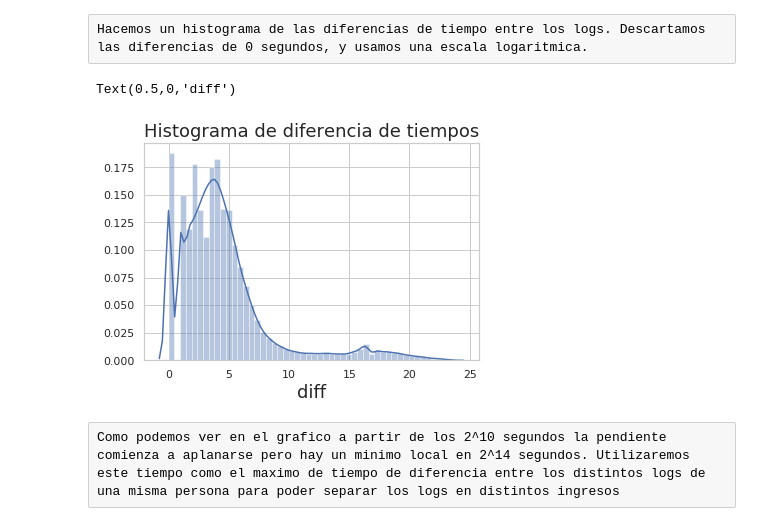
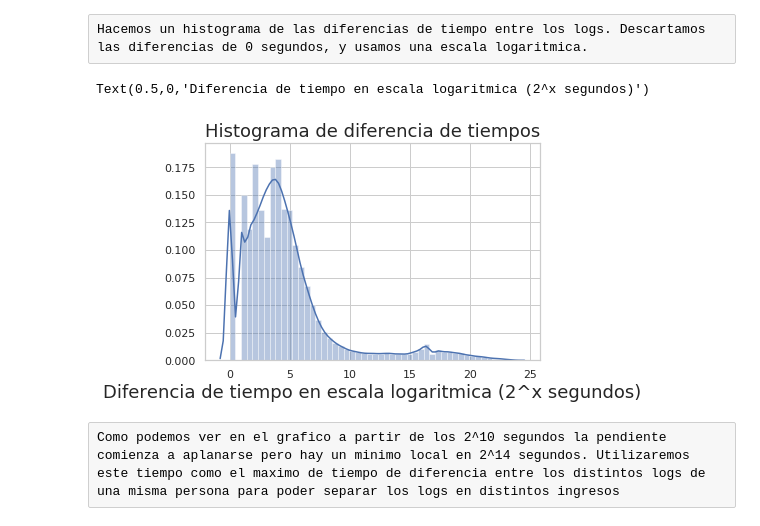
Before and after one commit to MartinCohen98/OrganizacionDeDatosTP1, a Jupyter notebook: notebook_tp.ipynb, the cells around one changed output. Saved outputs shown, nothing was run; the diff lists cells and outputs as text; code cells hidden in the pictures.

```diff
--- a/notebook_tp.ipynb
+++ b/notebook_tp.ipynb
@@ -76,12 +48,12 @@ Hacemos un histograma de las diferencias de tiempo entre los logs. Descartamos l
 # %%
 minidf = df.loc[(df['newperson'] == False) & (df['timediff'])]["timediff"]
 minidf = np.log2(minidf)
 g = sns.distplot(minidf)
 g.set_title("Histograma de diferencia de tiempos", fontsize=18)
-g.set_xlabel("diff",fontsize=18)
+g.set_xlabel("Diferencia de tiempo en escala logaritmica (2^x segundos)",fontsize=18)
 # %% [output]
-Text(0.5,0,'diff')
+Text(0.5,0,'Diferencia de tiempo en escala logaritmica (2^x segundos)')
-[figure, old version]
+[figure, new version]
 # %% [raw]
 Como podemos ver en el grafico a partir de los 2^10 segundos la pendiente comienza a aplanarse pero hay un minimo local en 2^14 segundos. Utilizaremos este tiempo como el maximo de tiempo de diferencia entre los distintos logs de una misma persona para poder separar los logs en distintos ingresos
 # %%
```
Also changed, not shown: parts of 8 cells of this notebook.
